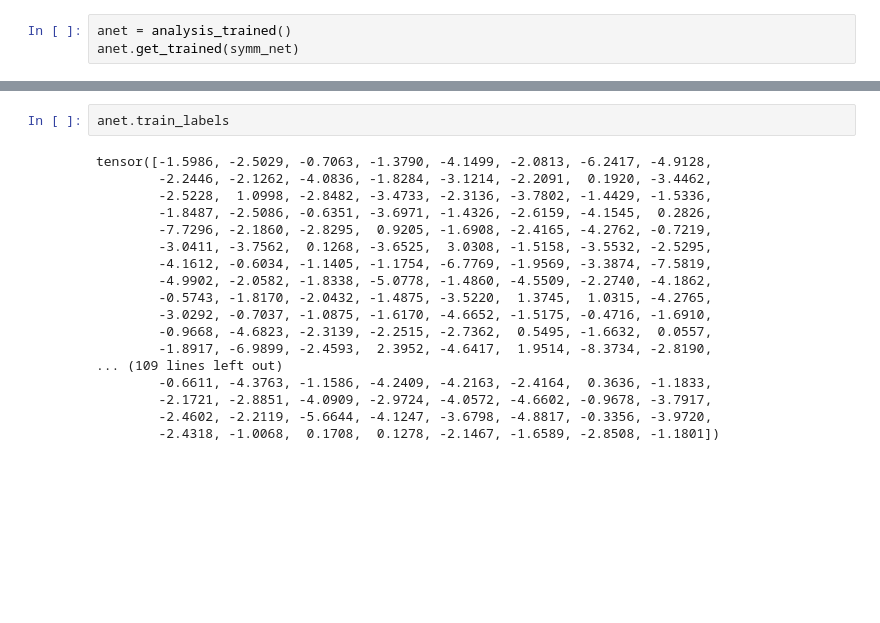
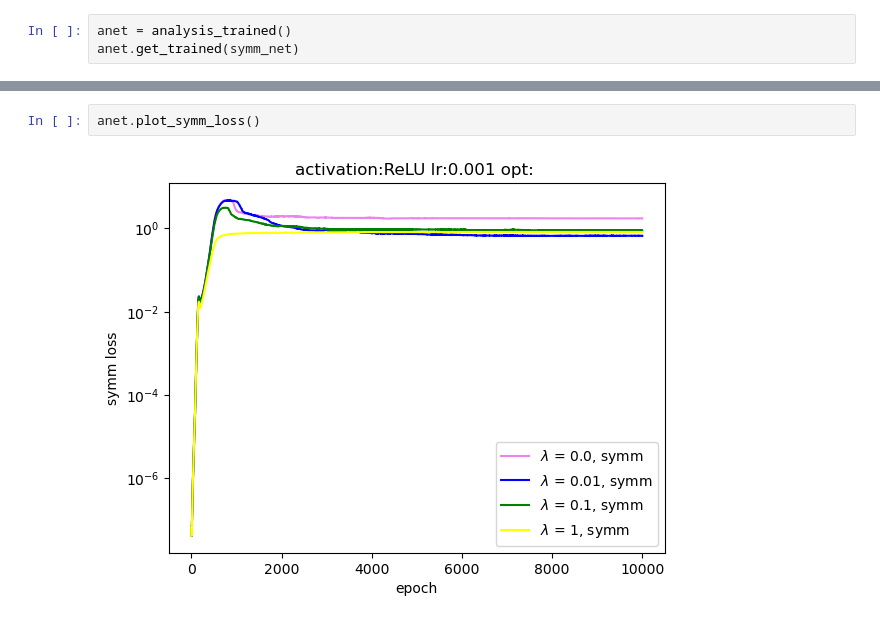
Before and after one commit to Nadav-out/SymLoss, a Jupyter notebook: Inbar/Lorentz_symm_defs.ipynb, the cells around one changed output, grey strips where cells are left out. Cells and saved outputs as stored; diff of their text form; blank space fills up the shorter version.

```diff
--- a/Inbar/Lorentz_symm_defs.ipynb
+++ b/Inbar/Lorentz_symm_defs.ipynb
@@ -460,20 +467,4 @@ anet.plot_losses()
 # %%
-anet.train_labels
+anet.plot_symm_loss()
 # %% [output]
-tensor([-1.5986, -2.5029, -0.7063, -1.3790, -4.1499, -2.0813, -6.2417, -4.9128,
-        -2.2446, -2.1262, -4.0836, -1.8284, -3.1214, -2.2091,  0.1920, -3.4462,
-        -2.5228,  1.0998, -2.8482, -3.4733, -2.3136, -3.7802, -1.4429, -1.5336,
-        -1.8487, -2.5086, -0.6351, -3.6971, -1.4326, -2.6159, -4.1545,  0.2826,
-        -7.7296, -2.1860, -2.8295,  0.9205, -1.6908, -2.4165, -4.2762, -0.7219,
-        -3.0411, -3.7562,  0.1268, -3.6525,  3.0308, -1.5158, -3.5532, -2.5295,
-        -4.1612, -0.6034, -1.1405, -1.1754, -6.7769, -1.9569, -3.3874, -7.5819,
-        -4.9902, -2.0582, -1.8338, -5.0778, -1.4860, -4.5509, -2.2740, -4.1862,
-        -0.5743, -1.8170, -2.0432, -1.4875, -3.5220,  1.3745,  1.0315, -4.2765,
-        -3.0292, -0.7037, -1.0875, -1.6170, -4.6652, -1.5175, -0.4716, -1.6910,
-        -0.9668, -4.6823, -2.3139, -2.2515, -2.7362,  0.5495, -1.6632,  0.0557,
-        -1.8917, -6.9899, -2.4593,  2.3952, -4.6417,  1.9514, -8.3734, -2.8190,
-... (109 lines left out)
-        -0.6611, -4.3763, -1.1586, -4.2409, -4.2163, -2.4164,  0.3636, -1.1833,
-        -2.1721, -2.8851, -4.0909, -2.9724, -4.0572, -4.6602, -0.9678, -3.7917,
-        -2.4602, -2.2119, -5.6644, -4.1247, -3.6798, -4.8817, -0.3356, -3.9720,
-        -2.4318, -1.0068,  0.1708,  0.1278, -2.1467, -1.6589, -2.8508, -1.1801])
+[figure, added]
```
Also changed, not shown: parts of 22 cells of this notebook.
